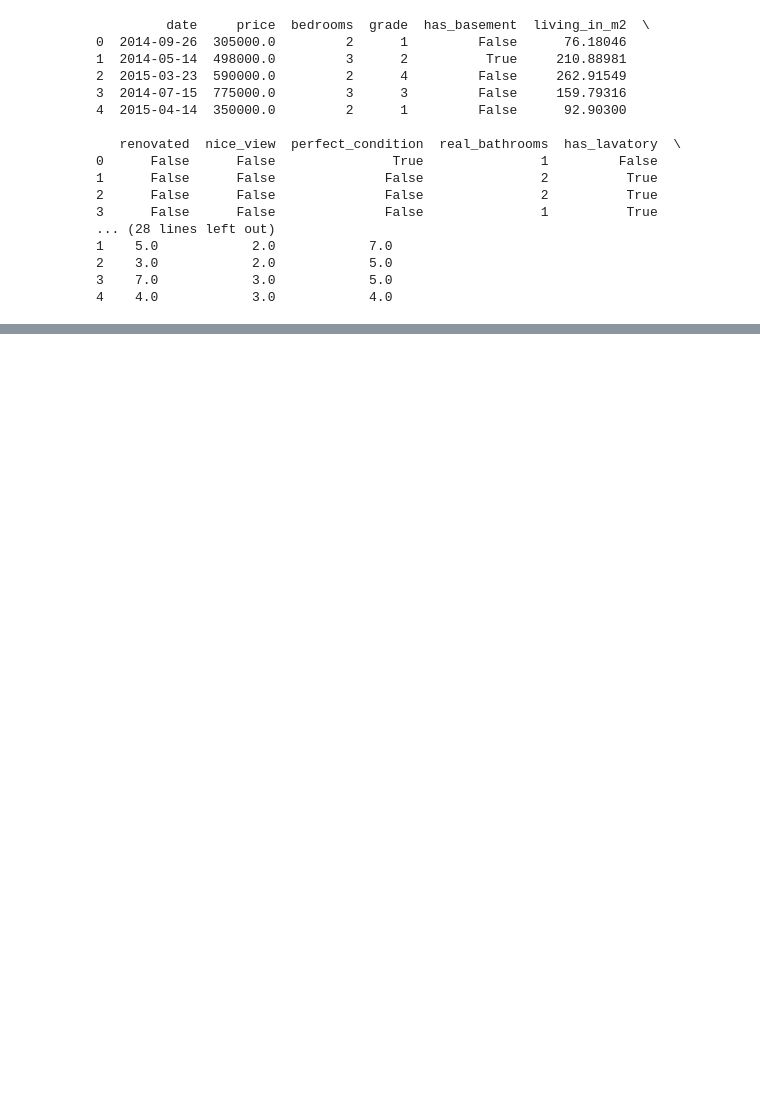
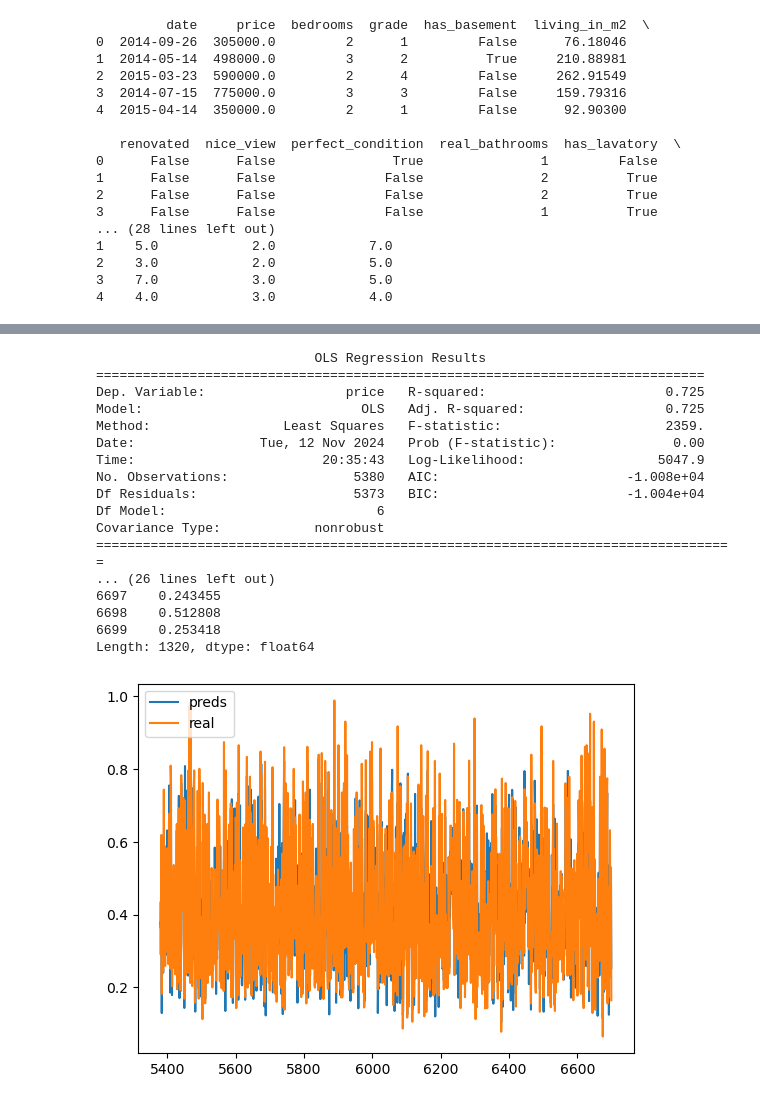
Before and after one commit to CANTSOAR/bitsctf, a Jupyter notebook: main.ipynb, the cells around one changed output, grey strips where cells are left out. Drawn from its saved outputs; the diff is of its cells as text; code cells hidden in the pictures; blank space fills up the shorter version.

```diff
--- a/main.ipynb
+++ b/main.ipynb
@@ -134,0 +158,31 @@ Length: 1320, dtype: float64
+# %%
+model_mv2 = smf.ols("price ~ bedrooms + grade + living_in_m2 + quartile_zone + nice_view + real_bathrooms", df_train)
+result_mv2 = model_mv2.fit()
+print(result_mv2.summary())
+
+preds = result_mv2.predict(df_test)
+print(preds)
+
+plt.plot(preds, label = "preds")
+plt.plot(df_test["price"], label = "real")
+plt.legend()
+plt.show()
+# %% [output]
+                            OLS Regression Results
+==============================================================================
+Dep. Variable:                  price   R-squared:                       0.725
+Model:                            OLS   Adj. R-squared:                  0.725
+Method:                 Least Squares   F-statistic:                     2359.
+Date:                Tue, 12 Nov 2024   Prob (F-statistic):               0.00
+Time:                        20:35:43   Log-Likelihood:                 5047.9
+No. Observations:                5380   AIC:                        -1.008e+04
+Df Residuals:                    5373   BIC:                        -1.004e+04
+Df Model:                           6
+Covariance Type:            nonrobust
+==================================================================================
+... (26 lines left out)
+6697    0.243455
+6698    0.512808
+6699    0.253418
+Length: 1320, dtype: float64
+[figure, added]
```
Also changed, not shown: parts of 7 cells of this notebook.
